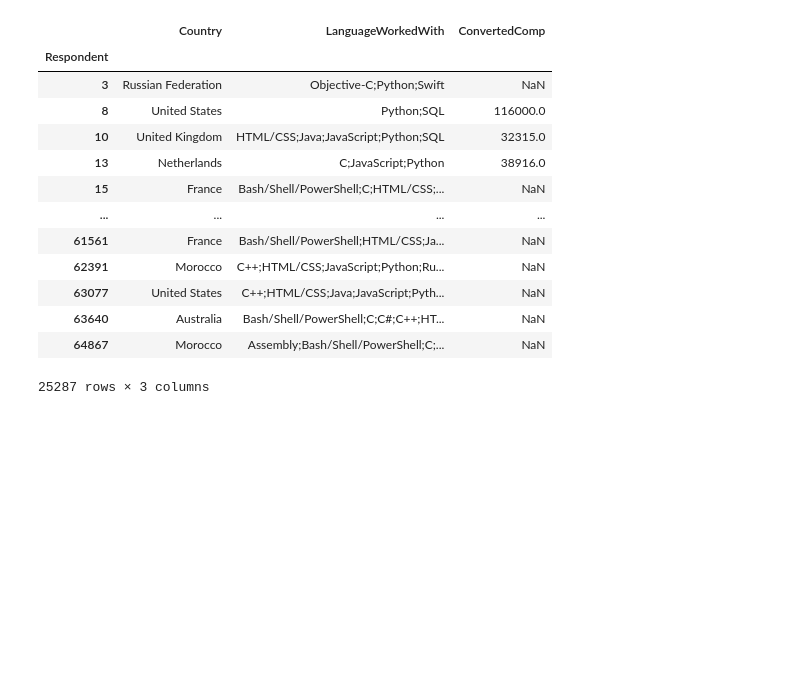
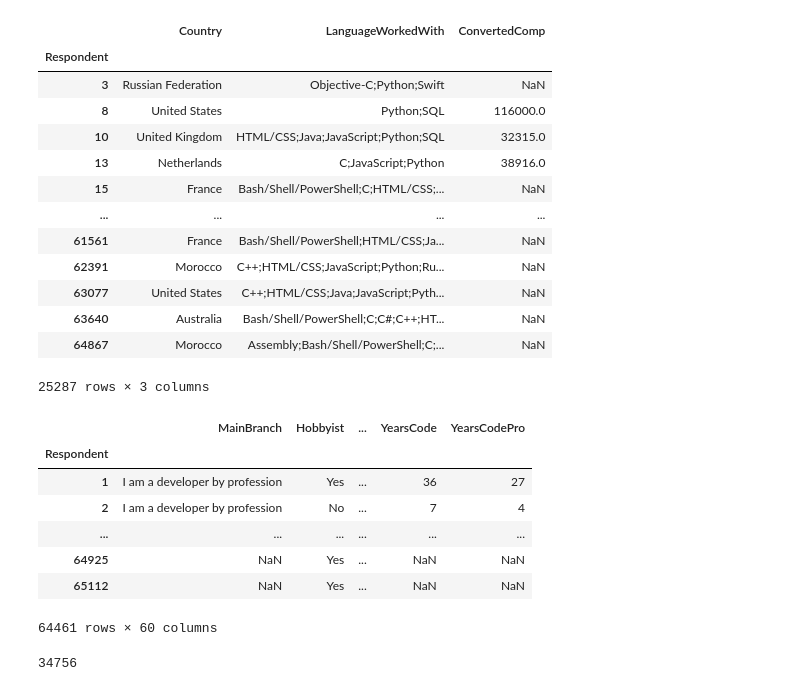
Before and after one commit to 7s9n/learning_python, a Jupyter notebook: others/pandas_journey/Pandas Demo.ipynb, the cells around one changed output. Drawn from its saved outputs; the diff is of its cells as text; code cells hidden in the pictures; blank space fills up the shorter version.

```diff
--- a/others/pandas_journey/Pandas Demo.ipynb
+++ b/others/pandas_journey/Pandas Demo.ipynb
@@ -230,3 +231,25 @@ df.loc[filt , ['Country' , 'LanguageWorkedWith' , 'ConvertedComp']]
 | 63640 | Australia | Bash/Shell/PowerShell;C;C#;C++;HT... | NaN |
 | 64867 | Morocco | Assembly;Bash/Shell/PowerShell;C;... | NaN |
 25287 rows × 3 columns
+# %%
+pd.set_option('display.max_rows' , 5)
+pd.set_option('display.max_columns' , 5)
+# %%
+df.rename(columns = {
+    'ConvertedComp' : 'SalaryUSD',
+} , inplace=True)
+
+df
+# %% [output]
+|  | MainBranch | Hobbyist | ... | YearsCode | YearsCodePro |
+| Respondent |  |  |  |  |  |
+| 1 | I am a developer by profession | Yes | ... | 36 | 27 |
+| 2 | I am a developer by profession | No | ... | 7 | 4 |
+| ... | ... | ... | ... | ... | ... |
+| 64925 | NaN | Yes | ... | NaN | NaN |
+| 65112 | NaN | Yes | ... | NaN | NaN |
+64461 rows × 60 columns
+# %%
+df['SalaryUSD'].count() #number of non-NA/null observations in the Series.
+# %% [output]
+34756
```
Also changed, not shown: parts of 6 cells of this notebook.
